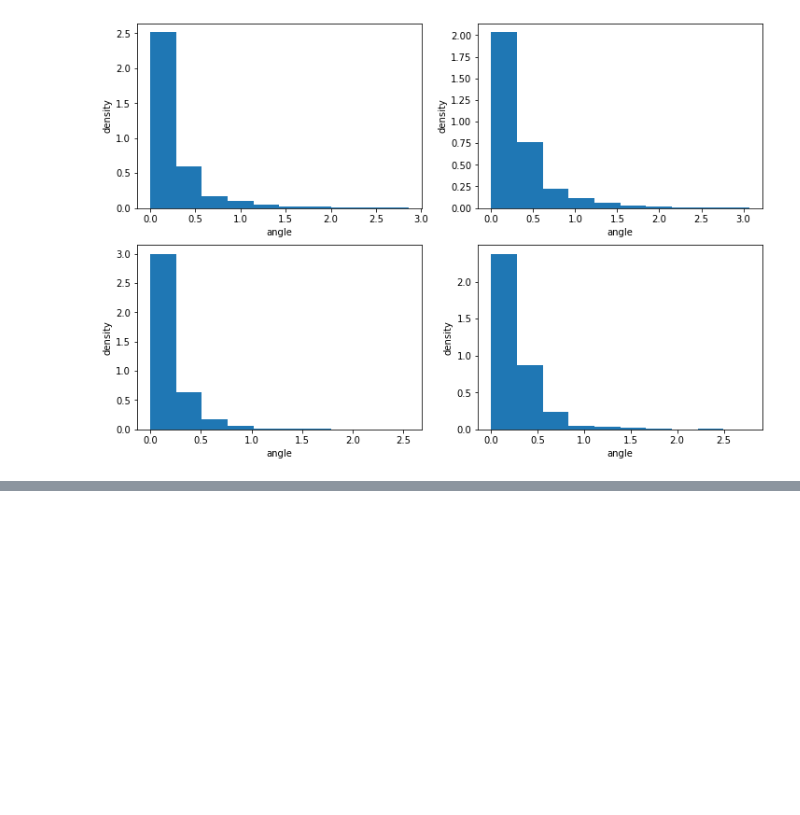
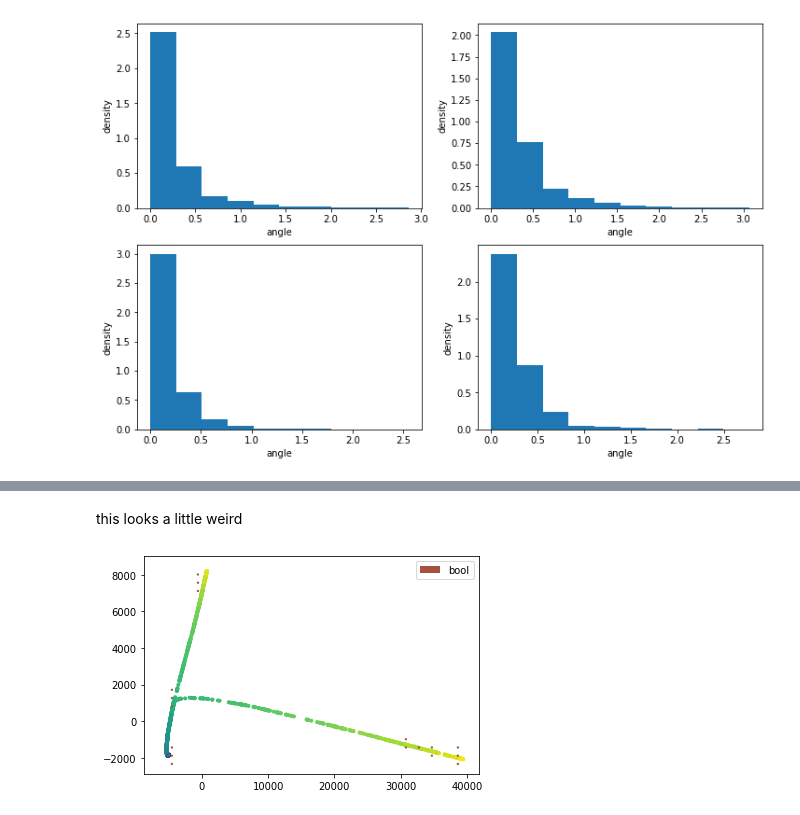
Before and after one commit to pachterlab/GFCP_2022, a Jupyter notebook: notebooks/test.ipynb, the cells around one changed output, grey strips where cells are left out. Drawn from its saved outputs; the diff is of its cells as text; code cells hidden in the pictures; blank space fills up the shorter version.

```diff
--- a/notebooks/test.ipynb
+++ b/notebooks/test.ipynb
@@ -475,0 +658,6 @@ angleDevPlots(vlm,Trans=["sqrt","linear"],n_neigh=[100,150],embed="PCA",baseline
+# %% [markdown]
+this looks a little weird
+# %%
+gridArrowPlots(vlm,Trans=["bool"],embed="PCA",sim=True)
+# %% [output]
+[figure, added]
```
Also changed, not shown: parts of 16 cells of this notebook.
